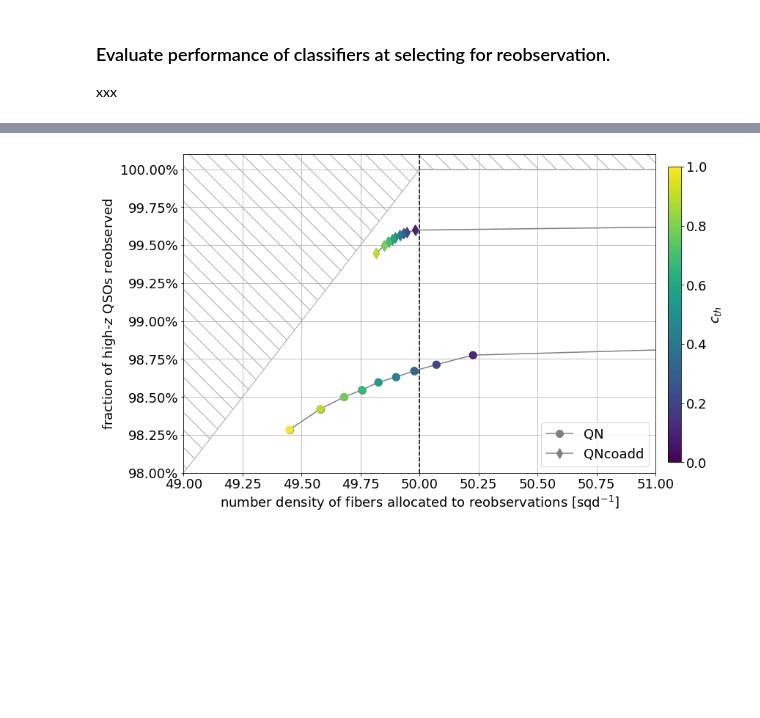
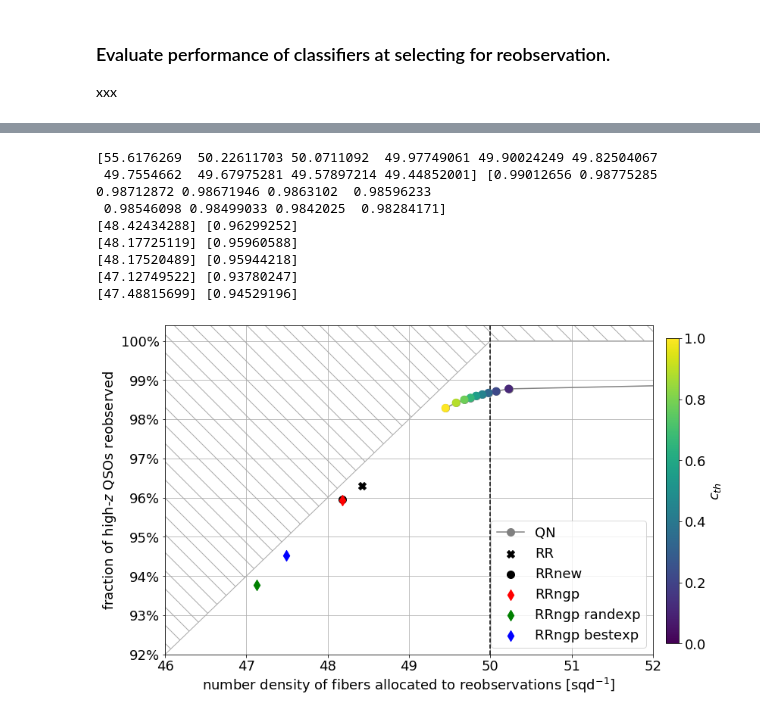
Before and after one commit to jfarr03/QuasarNET_analysis, a Jupyter notebook: analysis/notebooks/classifier_performance_selecting_for_reobservation.ipynb, the cells around one changed output, grey strips where cells are left out. Cells and saved outputs as stored; diff of their text form; code cells hidden in the pictures; blank space fills up the shorter version.

```diff
--- a/analysis/notebooks/classifier_performance_selecting_for_reobservation.ipynb
+++ b/analysis/notebooks/classifier_performance_selecting_for_reobservation.ipynb
@@ -97,8 +98,9 @@ Table length=5
 | 391033364 | 3980553310006 | 2 | 0.000 | STAR | False | -0.001 | 1.050 | 0.927 | 0.994 | ... |
 | 391032976 | 3980553310007 | 2 | 2.196 | QSO | True | 2.194 | 2.193 | 2.193 | 2.196 | ... |
 # %%
-# Include only objects in the data table that have the highest confidence level.
-data_table = data_table[data_table['ZCONF_PERSON']==2]
+# Include only objects in the data table that have the highest confidence level, and VI redshift not equal to -1.
+w = (data_table['ZCONF_PERSON']==2) & (data_table['Z_VI']>-1)
+data_table = data_table[w]
 len(data_table)
 # %% [output]
 250382
@@ -115,4 +119,4 @@ dv_max = 6000. # km/s
 cth_min = 0.0
 cth_max = 1.0
 n_int = 10
-c_th = np.arange(cth_min,cth_max,(1/n_int)*(cth_max-cth_min))
+c_th_values = np.arange(cth_min,cth_max,(1/n_int)*(cth_max-cth_min))
@@ -347,32 +331,26 @@ plt.show()
 # %%
-## QN coadd vs single exposure.
-filename = '../plots/classifier_performance_selecting_for_reobservation_qnonly.pdf'
-xmin,xmax = (49,51)
-ymin = 0.98
-
-# QN classifications.
-highz_qn = data_table['Z_QN']>=zcut
-highz_qncoadd = data_table['Z_QNcoadd']>=zcut
-n_detect = 1
+## Compare redrock version of plot
+plot_strategies = ['QN','RR','RRnew','RRngp','RRngp randexp','RRngp bestexp']
+filename = '../plots/classifier_performance_selecting_for_reobservation_rrtest.pdf'
+xmin,xmax = (46,52)
+ymin = 0.92
 
 # Define the strategies.
-strategies = {}
-
-strategies['QN'] = {'w': [((data_table['C_QN']>cth).sum(axis=1)>=n_detect)&(highz_qn) for cth in c_th],
-                    'color': c_th,
-                    'marker': 'o',
-                   }
-
-strategies['QNcoadd'] = {'w': [((data_table['C_QNcoadd']>cth).sum(axis=1)>=n_detect)&(highz_qncoadd) for cth in c_th],
-                    'color': c_th,
-                    'marker': 'd',
-                   }
+strategies = {s: stratdefs[s] for s in plot_strategies}
 
 # Make the plot.
 fig, axs = plot.plot_reobservation_performance(data_table,strategies,filename=filename,
                                     dv_max=dv_max,zcut=zcut,ymin=ymin,xmin=xmin,xmax=xmax,
                                     verbose=False,n_highz_desi=n_highz_desi,
-                                    figsize=figsize,nydec=2)
+                                    figsize=figsize,nydec=0)
 plt.show()
 # %% [output]
+[55.6176269  50.22611703 50.0711092  49.97749061 49.90024249 49.82504067
+ 49.7554662  49.67975281 49.57897214 49.44852001] [0.99012656 0.98775285 0.98712872 0.98671946 0.9863102  0.98596233
+ 0.98546098 0.98499033 0.9842025  0.98284171]
+[48.42434288] [0.96299252]
+[48.17725119] [0.95960588]
+[48.17520489] [0.95944218]
+[47.12749522] [0.93780247]
+[47.48815699] [0.94529196]
-[figure, old version]
+[figure, new version]
```
Also changed, not shown: parts of 10 cells of this notebook, 11 other files.
